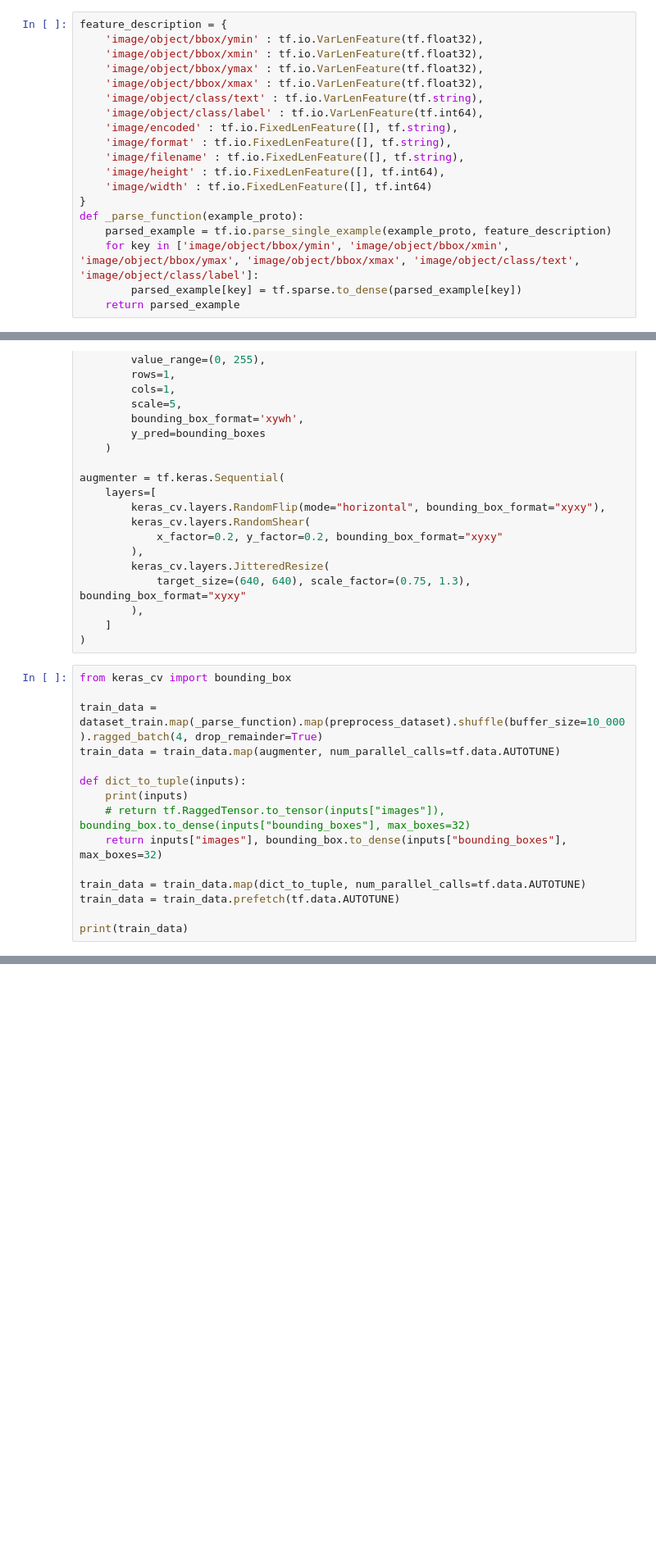
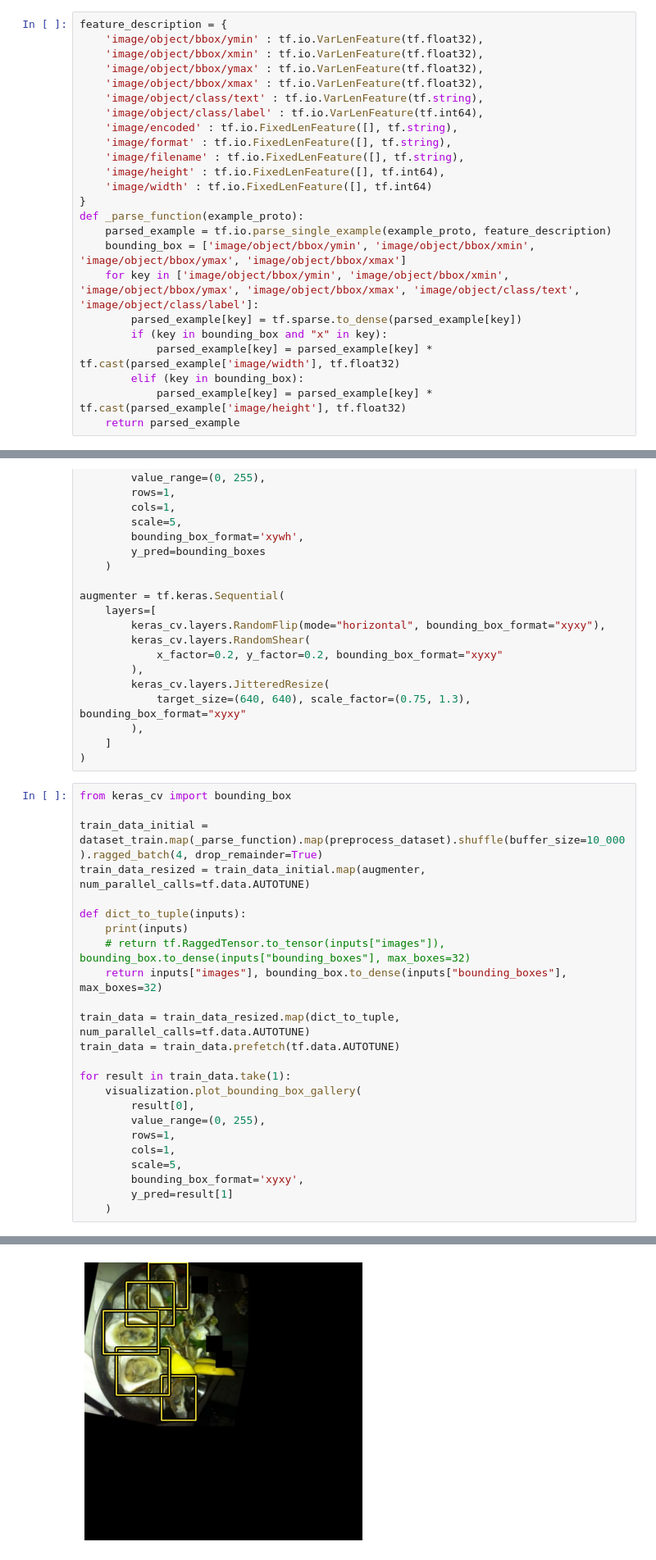
Before and after one commit to Mageiras-C241-PS325/Machine-Learning, a Jupyter notebook: train_model.ipynb, the cells around one changed output, grey strips where cells are left out. Shown: that part at 82% size. Cells and saved outputs as stored; diff of their text form; blank space fills up the shorter version.

Commit message:
Fixed bounding box format and fixed layer freezing

```diff
--- a/train_model.ipynb
+++ b/train_model.ipynb
@@ -57,8 +32,13 @@ feature_description = {
 }
 def _parse_function(example_proto):
     parsed_example = tf.io.parse_single_example(example_proto, feature_description)
+    bounding_box = ['image/object/bbox/ymin', 'image/object/bbox/xmin', 'image/object/bbox/ymax', 'image/object/bbox/xmax']
     for key in ['image/object/bbox/ymin', 'image/object/bbox/xmin', 'image/object/bbox/ymax', 'image/object/bbox/xmax', 'image/object/class/text', 'image/object/class/label']:
         parsed_example[key] = tf.sparse.to_dense(parsed_example[key])
+        if (key in bounding_box and "x" in key):
+            parsed_example[key] = parsed_example[key] * tf.cast(parsed_example['image/width'], tf.float32)
+        elif (key in bounding_box):
+            parsed_example[key] = parsed_example[key] * tf.cast(parsed_example['image/height'], tf.float32)
     return parsed_example
 # %%
 from keras_cv import bounding_box
@@ -154,17 +134,26 @@ augmenter = tf.keras.Sequential(
 # %%
 from keras_cv import bounding_box
 
-train_data = dataset_train.map(_parse_function).map(preprocess_dataset).shuffle(buffer_size=10_000).ragged_batch(4, drop_remainder=True)
-train_data = train_data.map(augmenter, num_parallel_calls=tf.data.AUTOTUNE)
+train_data_initial = dataset_train.map(_parse_function).map(preprocess_dataset).shuffle(buffer_size=10_000).ragged_batch(4, drop_remainder=True)
+train_data_resized = train_data_initial.map(augmenter, num_parallel_calls=tf.data.AUTOTUNE)
 
 def dict_to_tuple(inputs):
     print(inputs)
     # return tf.RaggedTensor.to_tensor(inputs["images"]), bounding_box.to_dense(inputs["bounding_boxes"], max_boxes=32)
     return inputs["images"], bounding_box.to_dense(inputs["bounding_boxes"], max_boxes=32)
 
-train_data = train_data.map(dict_to_tuple, num_parallel_calls=tf.data.AUTOTUNE)
+train_data = train_data_resized.map(dict_to_tuple, num_parallel_calls=tf.data.AUTOTUNE)
 train_data = train_data.prefetch(tf.data.AUTOTUNE)
 
-print(train_data)
+for result in train_data.take(1):
+    visualization.plot_bounding_box_gallery(
+        result[0],
+        value_range=(0, 255),
+        rows=1,
+        cols=1,
+        scale=5,
+        bounding_box_format='xyxy',
+        y_pred=result[1]
+    )
 # %% [output]
 {'images': <tf.Tensor 'args_2:0' shape=(4, 640, 640, None) dtype=float32>, 'bounding_boxes': {'boxes': tf.RaggedTensor(values=Tensor("RaggedFromVariant/RaggedTensorFromVariant:1", shape=(None, 4), dty ...
@@ -172,3 +161,4 @@ print(train_data)
+[figure, added]
 # %%
 # import keras
 
```
Also changed, not shown: parts of 7 cells of this notebook.
